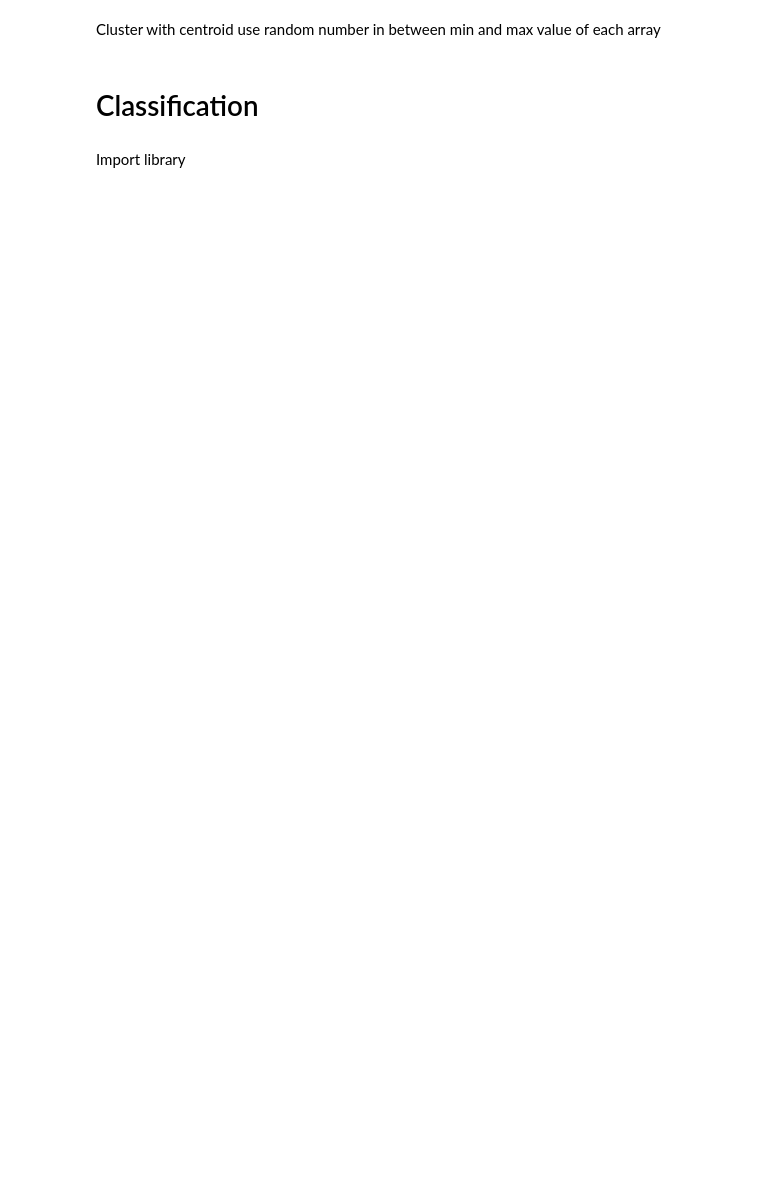
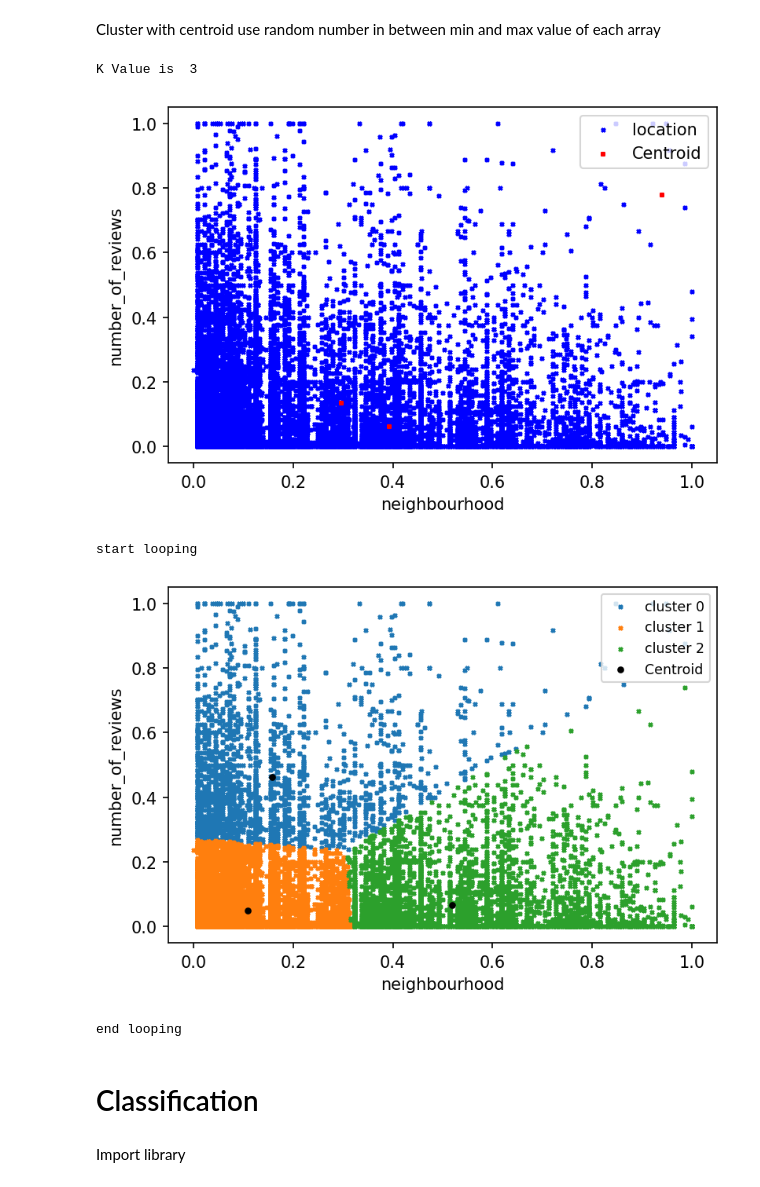
Before and after one commit to motoroko/machinelearning, a Jupyter notebook: TUBESMALIN.ipynb, the cells around one changed output. Saved outputs shown, nothing was run; the diff lists cells and outputs as text; code cells hidden in the pictures; blank space fills up the shorter version.

```diff
--- a/TUBESMALIN.ipynb
+++ b/TUBESMALIN.ipynb
@@ -364,35 +393,41 @@ while ( not same ):
 
     for j in range(len(dist)):
       if dist[j] == min(dist):
-        #dfclust['class'].iloc[i] = j+1
+        classes['class'].iloc[i] = j+1
         zonex[j].append(df1.iloc[i])
         zoney[j].append(df2.iloc[i])
         break
 
   newCentroidX,newCentroidY = [],[]
 
   #new centroid
   for i in range(k):
     newCentroidX.append(sum(zonex[i])/len(zonex[i]))
     newCentroidY.append(sum(zoney[i])/len(zonex[i]))
 
   df3 = pd.Series(newCentroidX)
   df4 = pd.Series(newCentroidY)
 
   for i in range(k):
     if newCentroidX[i] == x1[i] and newCentroidY[i] == y1[i]:
       same = True
 
 plt.figure(dpi=150)
 for i in range(k):
   plt.scatter(zonex[i],zoney[i],marker='x',label='cluster '+str(i),s=5)
 plt.scatter(df3,df4,c='black',label='Centroid',s=10)
 plt.xlabel('neighbourhood')
 plt.ylabel('number_of_reviews')
 plt.legend(fontsize='small')
 plt.show()
 
 print("end looping")
+# %% [output]
+K Value is  3
+[figure, added]
+start looping
+[figure, added]
+end looping
 # %% [markdown]
 # Classification
 # %% [markdown]
```
Also changed, not shown: parts of 37 cells of this notebook.
